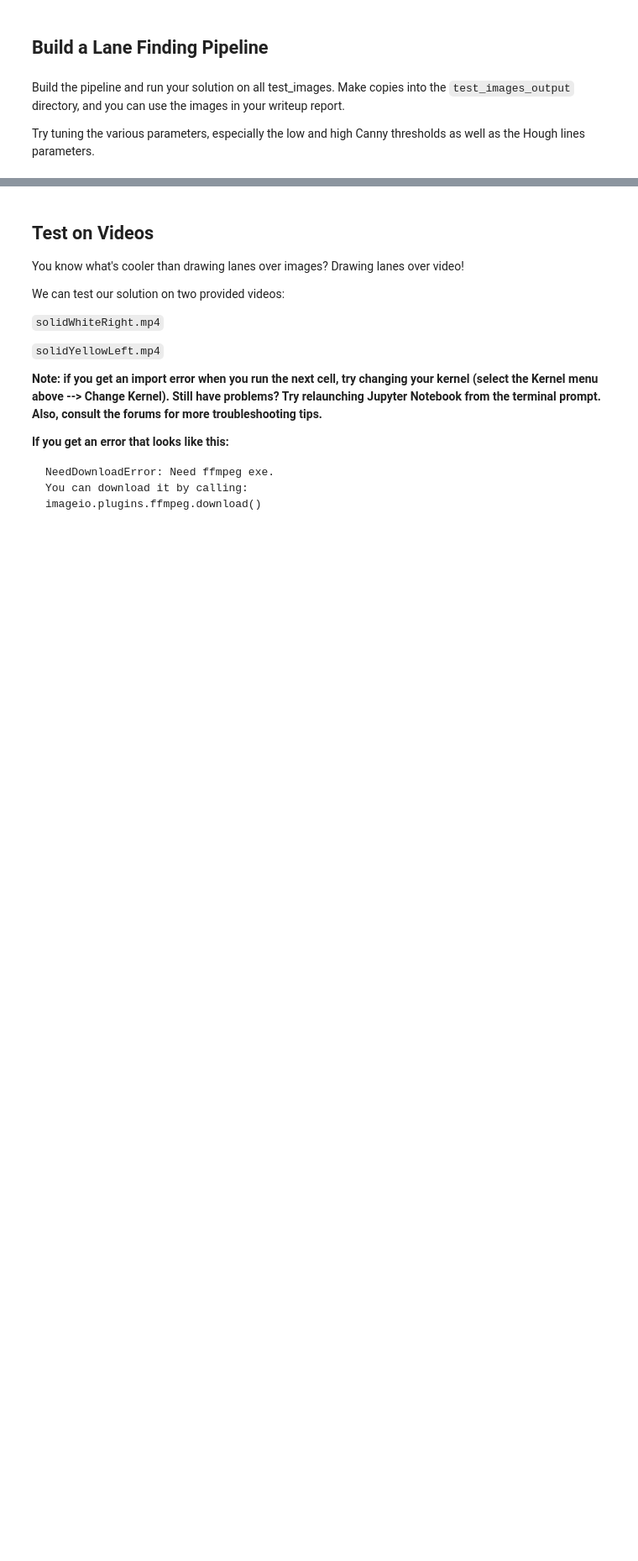
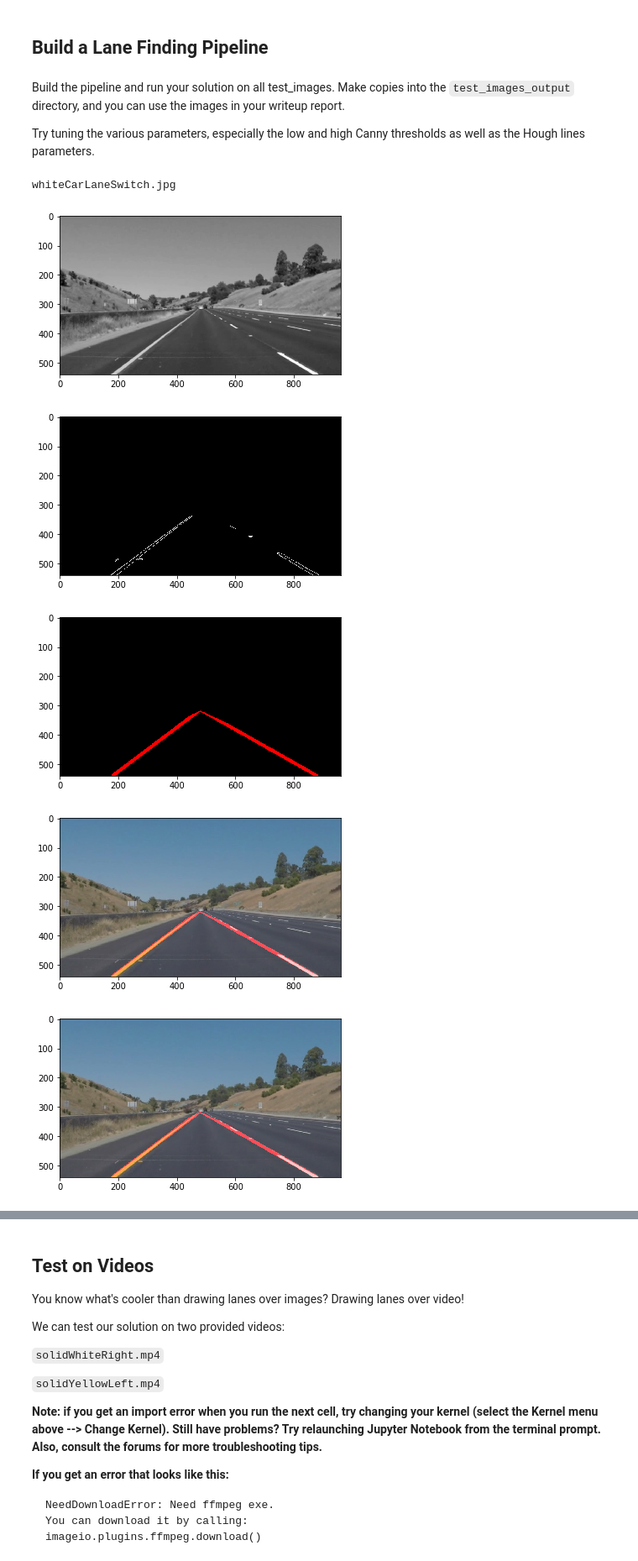
Before and after one commit to tzyhpcom/CarND-LaneLines-P1, a Jupyter notebook: P1.ipynb, the cells around one changed output, grey strips where cells are left out. Shown at 84% size. Drawn from its saved outputs; the diff is of its cells as text; code cells hidden in the pictures; blank space fills up the shorter version.

```diff
--- a/P1.ipynb
+++ b/P1.ipynb
@@ -214,6 +214,7 @@ def hough_lines_lane(img, rho, theta, threshold, min_line_len, max_line_gap):
     right_points = []
     left_slope = []
     right_slope = []
+    # separate lines to left and right according to location and slope
     for line in lines:
         for x1,y1,x2,y2 in line:
             slope = math.atan((y2-y1)/((x2-x1)+0.00000001))
@@ -245,7 +246,7 @@ def hough_lines_lane(img, rho, theta, threshold, min_line_len, max_line_gap):
 #         if right_slope[i]-right_mean<math.pi/180*10:
 #             right_line_segment_filter.append(right_line_segment[i])
 
-
+    # split a hough line to concret points
     for point in left_line_segment:
         start = [point[0], point[1]]
         stop = [point[2], point[3]]
@@ -307,9 +308,10 @@ def hough_lines_lane(img, rho, theta, threshold, min_line_len, max_line_gap):
 # #         print(last_point, now_point, end='||')
 #         cv2.line(line_img, last_point, now_point, color, thickness)
 
-    print("points len: ", len(left_points), len(right_points))
+#     print("points len: ", len(left_points), len(right_points))
     left_points = np.array(left_points)
     right_points = np.array(right_points)
+    # calculate left right lane line parameters according to all left right points
     left_param = cv2.fitLine(left_points, cv2.DIST_L2,0,0.01,0.01)
     right_param = cv2.fitLine(right_points, cv2.DIST_L2,0,0.01,0.01)
 #     print("left param: ", left_param)
@@ -322,6 +324,7 @@ def hough_lines_lane(img, rho, theta, threshold, min_line_len, max_line_gap):
     right_C = -right_param[0]*right_param[3]+right_param[1]*right_param[2]
 #     print("left A B C: ", left_A, left_B, left_C)
 #     print("rignt A B C: ", right_A, right_B, right_C)
+    # plot lane lines on a empty image
     mask = np.zeros_like(img)
     left_points_fit = []
     right_points_fit = []
@@ -344,28 +347,25 @@ def hough_lines_lane(img, rho, theta, threshold, min_line_len, max_line_gap):
         cv2.line(line_img, last_point, now_point, color, thickness)
     return line_img
 
-def lane_line_pipeline(image, vertices):
+def lane_line_pipeline(image, vertices, show):
     # to gray
     image_gray = grayscale(image)
-    print('This image is:', type(image), 'with dimensions:', image.shape)
+#     print('This image is:', type(image), 'with dimensions:', image.shape)
 
 #     plt.imshow(image_gray, cmap='gray')
 
     # gaussian blur
     kernel_size = 3 # Must be an odd number (3, 5, 7...)
     image_blur = gaussian_blur(image_gray, kernel_size)
-#     plt.imshow(image_blur, cmap='gray')
 
     # edage detect
     low_threshold = 50
     high_threshold = 150
     image_canny = canny(image_blur, low_threshold, high_threshold)
-#     plt.imshow(image_canny, cmap='gray')
 
     # select region
     imshape = image_canny.shape
     image_canny = region_of_interest(image_canny, vertices)
-#     plt.imshow(image_canny, cmap='gray')
 
     # hough lines
     rho = 1 # distance resolution in pixels of the Hough grid
@@ -375,18 +375,47 @@ def lane_line_pipeline(image, vertices):
     max_line_gap = 10    # maximum gap in pixels between connectable line segments
     line_image = np.copy(image)*0 # creating a blank to draw lines on
     image_line = hough_lines_lane(image_canny, rho, theta, threshold, min_line_len, max_line_gap)
-#     plt.imshow(image_line)
+
 
     # select region
     imshape = image_line.shape
     vertices = np.array([[(0,imshape[0]),(imshape[1]/2, imshape[0]*0.59), (imshape[1]/2, imshape[0]*0.59), (imshape[1],imshape[0])]], dtype=np.int32)
     image_line = region_of_interest(image_line, vertices)
-    #     plt.imshow(image_line, cmap='gray')
 
     #  add initial image
     image_weight = weighted_img(image_line, image, α=0.8, β=1., λ=0.)
-    #     plt.imshow(image_weight)
+    if show:
+        plt.figure()
+        plt.imshow(image_blur, cmap='gray')
+        plt.figure()
+        plt.imshow(image_canny, cmap='gray')
+        plt.figure()
+        plt.imshow(image_line, cmap='gray')
+        plt.figure()
+        plt.imshow(image_weight)
     return image_weight
+# %%
+# demonstrate pipeline
+parent_dir = "test_images/"
+output_dir = "test_images_output/"
+img_list = os.listdir(parent_dir)
+
+img_tmp = img_list[0]
+print(img_tmp)
+image = mpimg.imread(parent_dir+img_tmp)
+imshape = image.shape
+vertices = np.array([[(0,imshape[0]),(imshape[1]/2, imshape[0]*0.6), (imshape[1]/2, imshape[0]*0.6), (imshape[1],imshape[0])]], dtype=np.int32)
+img_output = lane_line_pipeline(image, vertices, True)
+plt.figure()
+plt.imshow(img_output)
+mpimg.imsave(output_dir+img_tmp, img_output)
+# %% [output]
+whiteCarLaneSwitch.jpg
+[figure, added]
+[figure, added]
+[figure, added]
+[figure, added]
+[figure, added]
 # %%
 parent_dir = "test_images/"
 output_dir = "test_images_output/"
```
Also changed, not shown: parts of 5 cells of this notebook, 1 other file.
